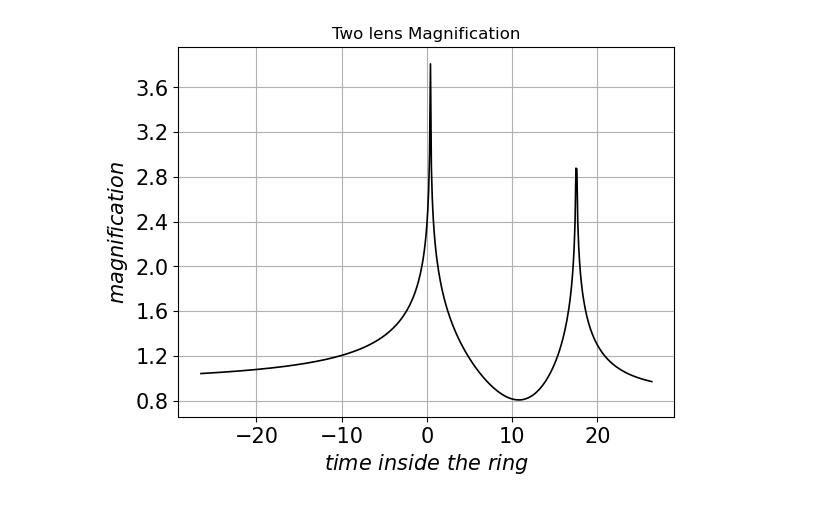
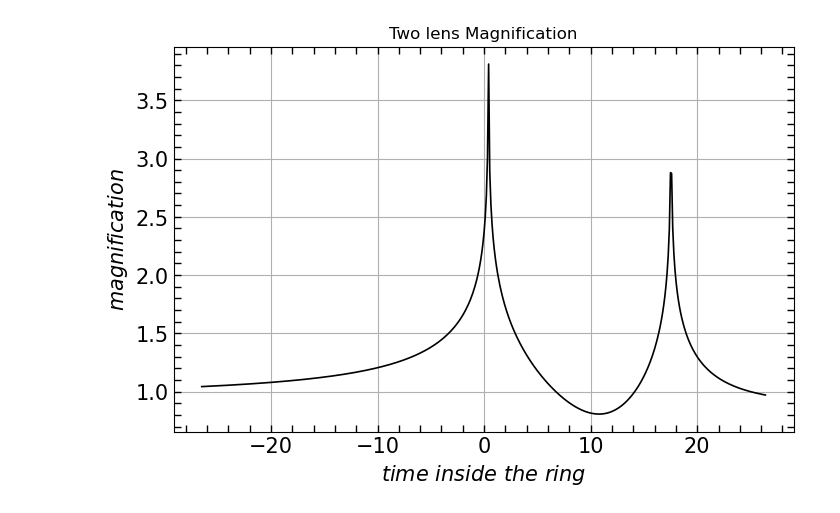
Before and after one commit to physerikc/gravitational-microlens, a Jupyter notebook: codes/poly_two_lens.ipynb, the cells around one changed output. Drawn from its saved outputs; the diff is of its cells as text; code cells hidden in the pictures.

```diff
--- a/codes/poly_two_lens.ipynb
+++ b/codes/poly_two_lens.ipynb
@@ -70,18 +70,19 @@ for i in range(pontosLC):
 # %%
 import matplotlib.pyplot as plt
 
+llib.plot_ticks()
 plt.grid(True)
 
-plt.xticks(np.arange(-20, 25, 10))
-plt.yticks(np.arange(0, 4, 0.4))
+# plt.xticks(np.arange(-20, 25, 10))
+# plt.yticks(np.arange(0, 4, 0.4))
 
 plt.title('Two lens Magnification')
 plt.xlabel(r'$time\ inside\ the\ ring$', {'color': 'k', 'fontsize': 15})
 plt.ylabel(r'$magnification$', {'color': 'k', 'fontsize': 15})
 plt.xticks(size=15)
 plt.yticks(size=15)
 
 plt.plot(tEx, np.log10(abs(magnificacao)), "-k", lw = 1.2)
 plt.show()
 # %% [output]
-[figure, old version]
+[figure, new version]
```
Also changed, not shown: 1 other file.
